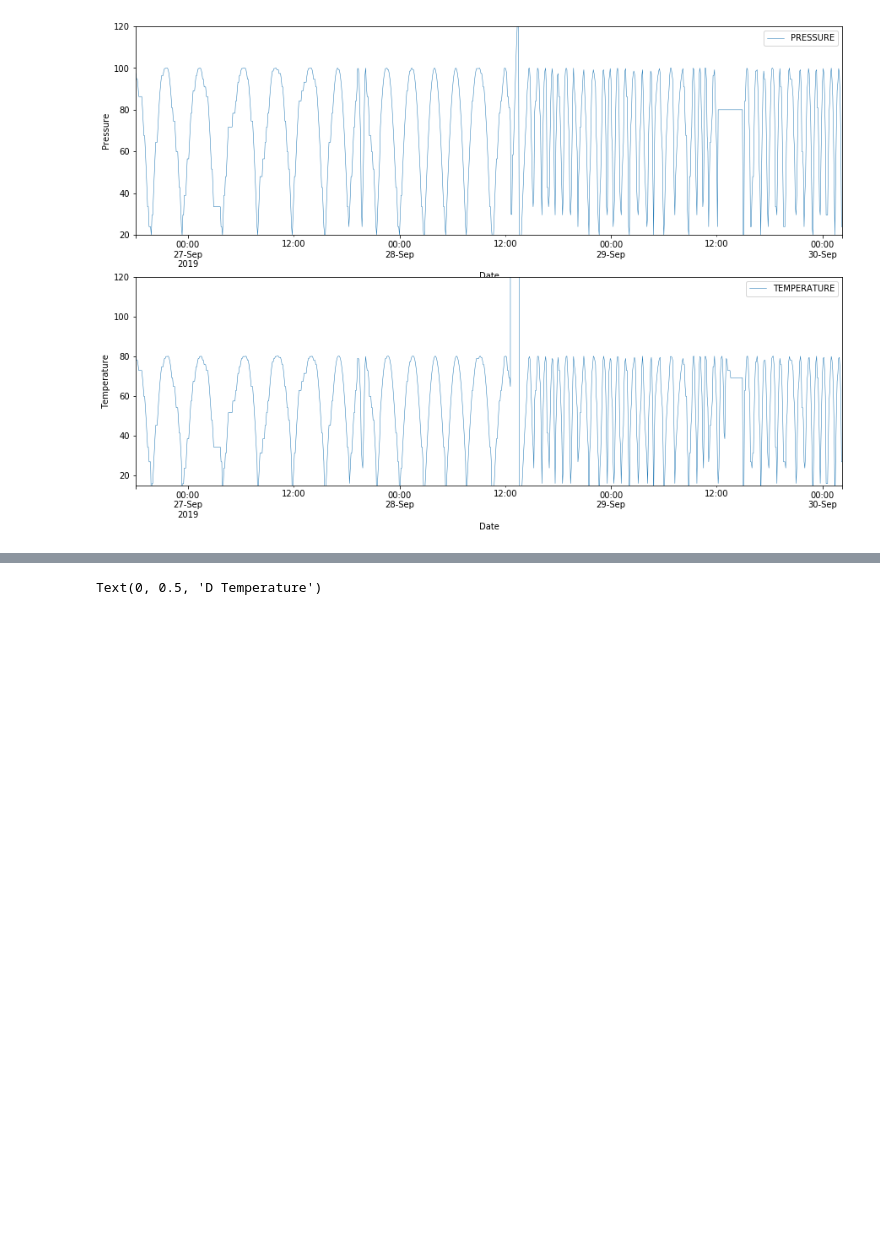
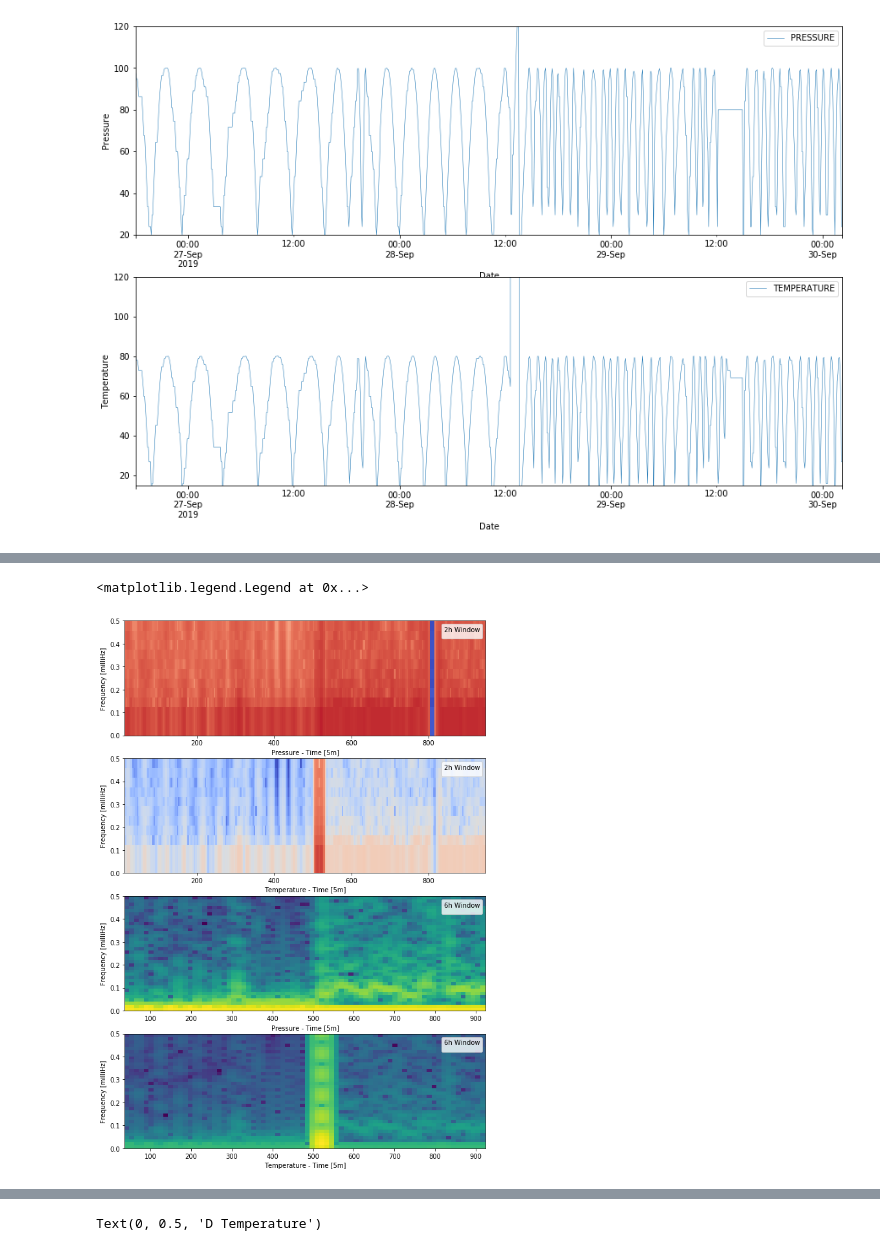
Before and after one commit to sedgewickmm18/mmfunctions, a Jupyter notebook: AnomalyFerreira.ipynb, the cells around one changed output, grey strips where cells are left out. Saved outputs shown, nothing was run; the diff lists cells and outputs as text; code cells hidden in the pictures; blank space fills up the shorter version.

```diff
--- a/AnomalyFerreira.ipynb
+++ b/AnomalyFerreira.ipynb
@@ -174,0 +185,54 @@ Text(0, 0.5, 'PSD (dB)')
+# %%
+# this is a bit easier
+from scipy import signal
+
+rate = 1
+MS = 24 # 2hours
+ML = 72 # 6hours
+freqsPS, timesPS, SxPS = signal.spectrogram(pressure, fs=rate, window='hanning',
+                                      nperseg=MS, noverlap=MS - MS/6,
+                                      detrend=False, scaling='spectrum')
+freqsTS, timesTS, SxTS = signal.spectrogram(temperature, fs=rate, window='hanning',
+                                      nperseg=MS, noverlap=MS - MS/6,
+                                      detrend=False, scaling='spectrum')
+freqsPL, timesPL, SxPL = signal.spectrogram(pressure, fs=rate, window='hanning',
+                                      nperseg=ML, noverlap=ML - ML/6,
+                                      detrend=False, scaling='spectrum')
+freqsTL, timesTL, SxTL = signal.spectrogram(temperature, fs=rate, window='hanning',
+                                      nperseg=ML, noverlap=ML - ML/6,
+                                      detrend=False, scaling='spectrum')
+# cut off frequencies too low to fit into the window the window
+
+freqsPSb = (freqsPS > 2/MS).astype(int)
+freqsTSb = (freqsTS > 2/MS).astype(int)
+#freqsPSb = (freqsPS in range(0.4, 0.5)).astype(int)
+
+freqsPS = freqsPS * freqsPSb
+freqsTS = freqsTS * freqsTSb
+
+#EPS = np.dot(SxPS.T, freqsPS)
+#EPS = np.log10(np.dot(SxPS.T, freqsPS))
+EPS = np.log10(np.dot(SxPS.T, freqsPS))
+ETS = np.log10(np.dot(SxTS.T, freqsTS))
+
+f, ax = plt.subplots(4,1,figsize=(10,15))
+ax[0].pcolormesh(timesPS, freqsPS, 10 * np.log10(SxPS), cmap='coolwarm')
+ax[0].set_ylabel('Frequency [milliHz]')
+ax[0].set_xlabel('Pressure - Time [5m]')
+ax[0].legend(title='2h Window')
+
+ax[1].pcolormesh(timesTS, freqsTS, 10 * np.log10(SxTS), cmap='coolwarm')
+ax[1].set_ylabel('Frequency [milliHz]')
+ax[1].set_xlabel('Temperature - Time [5m]')
+ax[1].legend(title='2h Window')
+
+ax[2].pcolormesh(timesPL, freqsPL, 10 * np.log10(SxPL)) #, cmap='viridis')
+ax[2].set_ylabel('Frequency [milliHz]')
+ax[2].set_xlabel('Pressure - Time [5m]')
+ax[2].legend(title='6h Window')
+
+ax[3].pcolormesh(timesTL, freqsTL, 10 * np.log10(SxTL)) #, cmap='viridis')
+ax[3].set_ylabel('Frequency [milliHz]')
+ax[3].set_xlabel('Temperature - Time [5m]')
+ax[3].legend(title='6h Window')
+# %% [output]
@@ -174,0 +243,2 @@ Text(0, 0.5, 'PSD (dB)')
+<matplotlib.legend.Legend at 0x...>
+[figure, added]
```
Also changed, not shown: parts of 22 cells of this notebook, 1 other file.
